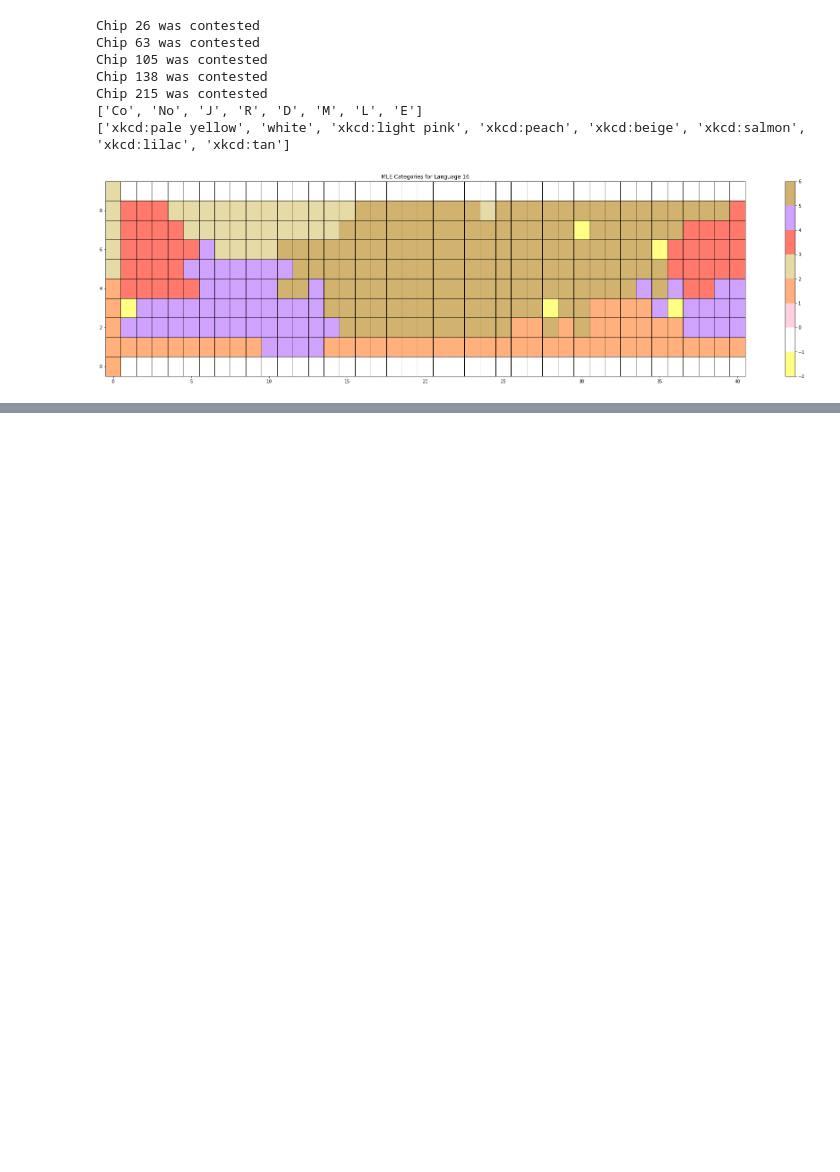
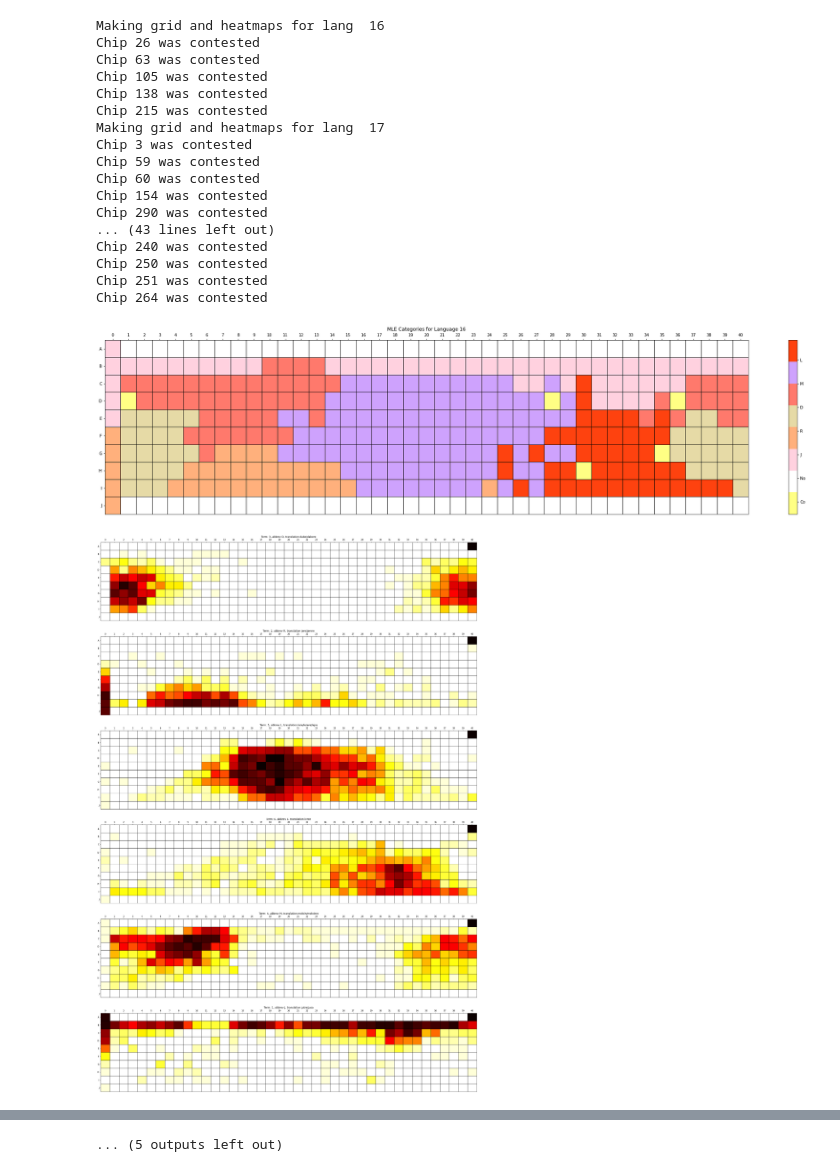
Before and after one commit to rsulli55/wcs-project-696h, a Jupyter notebook: simple_mle.ipynb, the cells around one changed output, grey strips where cells are left out. Saved outputs shown, nothing was run; the diff lists cells and outputs as text; code cells hidden in the pictures; blank space fills up the shorter version.

Commit message:
Found BCT counts for all languages using simple mle method Added heatmap plotting function Improved the MLE grid plotting

```diff
--- a/simple_mle.ipynb
+++ b/simple_mle.ipynb
@@ -2,6 +2,7 @@
 import wcs
 from wcs import TermData
 import numpy as np
+import pandas as pd
 import matplotlib.pyplot as plt
 from matplotlib.colors import ListedColormap
 from collections import namedtuple
@@ -12,8 +13,7 @@ NO_MLE = TermData(term=-1, abbrev="No", translation="None")
 word_counts = {}
 term_maps = {}
 langs = [16]
-# for lang in wcs.ALL_LANGS:
-for lang in langs:
+for lang in wcs.ALL_LANGS:
     print("building word count and term map for lang ", lang)
     word_counts[lang] = wcs.build_word_count(lang)
     term_maps[lang] = wcs.build_term_map(lang)
@@ -101,14 +220,28 @@ def simple_mle_grid(mles, lang):
 # %%
-lang = 16
-mles = build_simple_mle(word_counts[lang], term_maps[lang])
-bcts = get_BCTs(mles)
-simple_mle_grid(mles, lang)
+langs = [16, 17, 32, 36, 20, 51, 74, 87]
+# langs = [17]
+for lang in langs:
+    print('Making grid and heatmaps for lang ', lang)
+    mles, bcts, num_bcts = build_simple_mle(word_counts[lang], term_maps[lang])
+    simple_mle_grid(mles, lang)
+    bct_heatmaps(lang, word_counts[lang], bcts)
 # %% [output]
+Making grid and heatmaps for lang  16
 Chip 26 was contested
 Chip 63 was contested
 Chip 105 was contested
 Chip 138 was contested
 Chip 215 was contested
-['Co', 'No', 'J', 'R', 'D', 'M', 'L', 'E']
-['xkcd:pale yellow', 'white', 'xkcd:light pink', 'xkcd:peach', 'xkcd:beige', 'xkcd:salmon', 'xkcd:lilac', 'xkcd:tan']
+Making grid and heatmaps for lang  17
+Chip 3 was contested
+Chip 59 was contested
+Chip 60 was contested
+Chip 154 was contested
+Chip 290 was contested
+... (43 lines left out)
+Chip 240 was contested
+Chip 250 was contested
+Chip 251 was contested
+Chip 264 was contested
-[figure, old version]
+[figure, new version]
+[figure, added]
@@ -114,0 +257 @@ Chip 215 was contested
+... (5 outputs left out)
```
Also changed, not shown: parts of 6 cells of this notebook, 2 other files.
